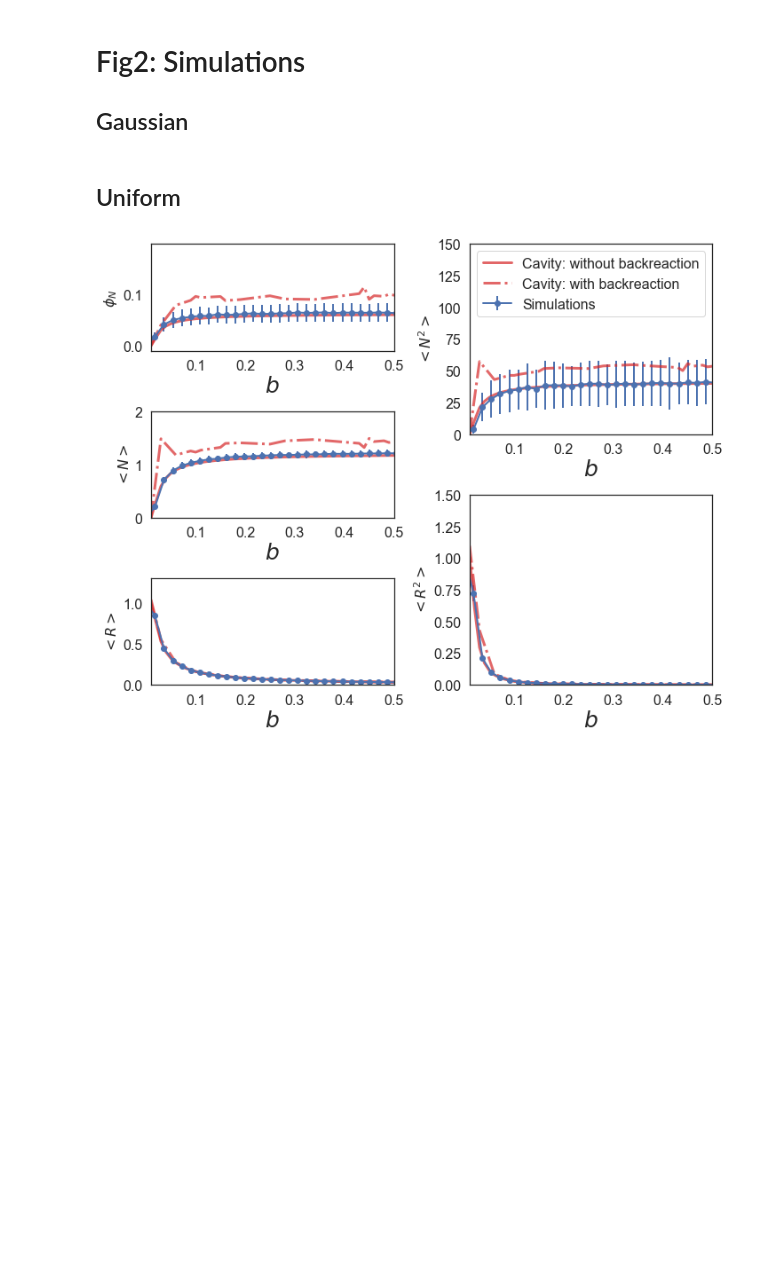
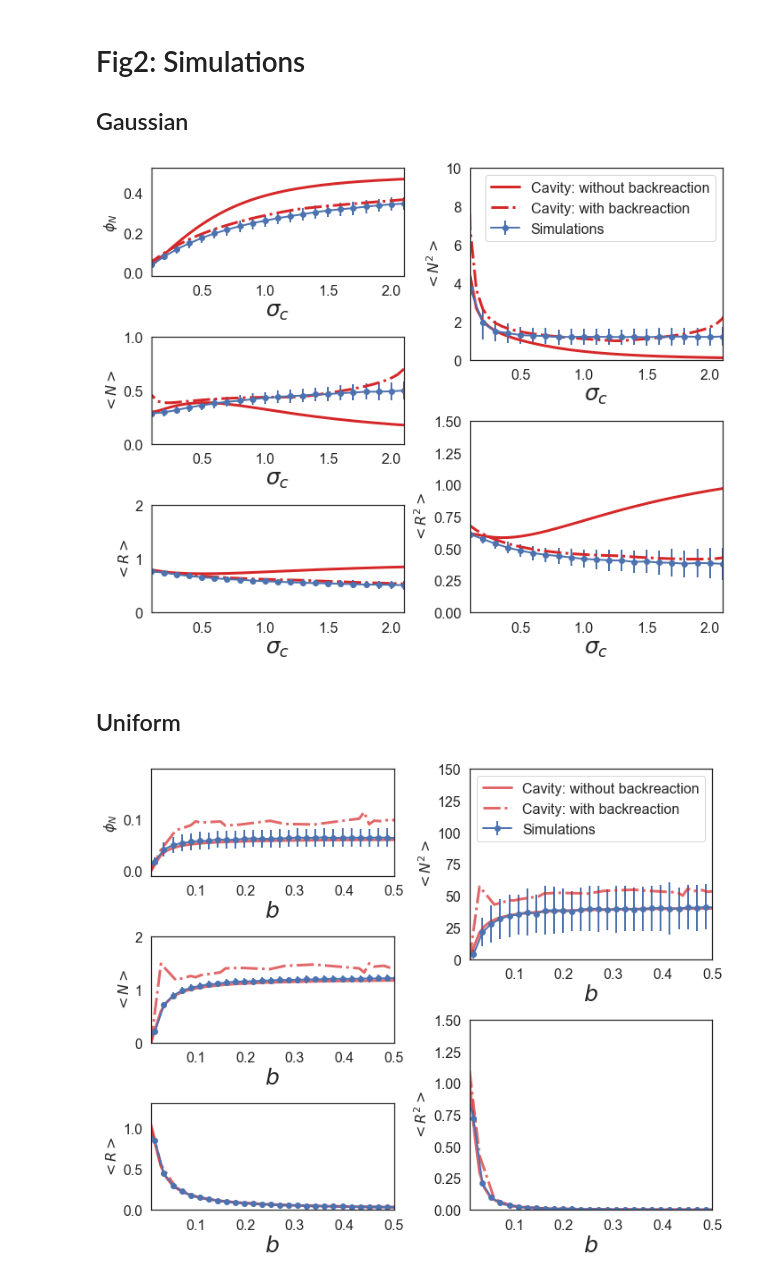
Before and after one commit to Emergent-Behaviors-in-Biology/species-packing-bound, a Jupyter notebook: Plot_paper.ipynb, the cells around one changed output. Cells and saved outputs as stored; diff of their text form; code cells hidden in the pictures; blank space fills up the shorter version.

```diff
--- a/Plot_paper.ipynb
+++ b/Plot_paper.ipynb
@@ -77,35 +74,37 @@ gs = gridspec.GridSpec(nrows=6, ncols=2)
 fontsize=25
 ax11 = fig.add_subplot(gs[:2, 0])
 ax21 = fig.add_subplot(gs[2:4, 0])
 ax31 = fig.add_subplot(gs[4:, 0])
 ax12 = fig.add_subplot(gs[:3, 1])
 ax22 = fig.add_subplot(gs[3:, 1])
 axs=[ax11 ,ax21,ax31,ax12, ax22]
 Y1=['phi_N', 'mean_N', 'mean_R', 'q_N', 'q_R']
 Y1_error=['phi_N_bar', 'mean_N_bar', 'mean_R_bar', 'q_N_bar', 'q_R_bar']
 Y2=['phiN', 'N', 'R', 'qN', 'qR']
 Labels=[r'$\phi_N$', '$<N>$', '$<R>$',r'$<N^2>$',r'$<R^2>$']
 for i in range(5):
     ax=axs[i]
     ax.tick_params(axis='both', which='major', labelsize=16)
     indices=np.arange(0,len(data0['epsilon']),2)
     ax.errorbar(data0['epsilon'][indices], data0[Y1[i]][indices], yerr=data0[Y1_error[i]][indices], label='Simulations', fmt='o-',ecolor='b',c='b',linewidth=2)
     #ax.plot(data0['epsilon'], data0[Y1[i]], label='Simulations',linestyle='--',linewidth=3,c=tableau20[0])
-    #ax.plot(data1['Sigc'], data1[Y2[i]],linestyle='-',label='Cavity: without backreaction',linewidth=3,c=tableau20[6])
-    ax.plot(data2['Sigc'], data2[Y2[i]],linestyle='-.',label='Cavity',linewidth=3,c=tableau20[6])
+    ax.plot(data1['Sigc'], data1[Y2[i]],linestyle='-',label='Cavity: without backreaction',linewidth=3,c=tableau20[6])
+    ax.plot(data2['Sigc'], data2[Y2[i]],linestyle='-.',label='Cavity: with backreaction',linewidth=3,c=tableau20[6])
     #ax.plot(data3['Sigc'], data3[Y2[i]],linestyle=':',label='Cavity: $2^{nd}$',linewidth=3,c=tableau20[6])
     ax.set_xlabel(r'$\sigma_c$',fontsize=fontsize)
     ax.set_ylabel(Labels[i],fontsize=16)
     ax.set_xlim(0.1,2.1)
     if i==1: ax.set_ylim(0.,1)
     if i==2: ax.set_ylim(0.,2)
     if i==4: ax.set_ylim(0.,1.5)
     if i==3:
         ax.set_ylim(0.,10)
         ax.legend(fontsize=16,loc='upper right')
 fig.tight_layout()
 fig_name='Cavity_simulations_gaussian.pdf'
 fig.savefig(fig_name, dpi=300,bbox_inches='tight',transparent='True')
+# %% [output]
+[figure, added]
 # %% [markdown]
 ## Uniform
 # %%
```
Also changed, not shown: parts of 1 cell of this notebook, 1 other file.
